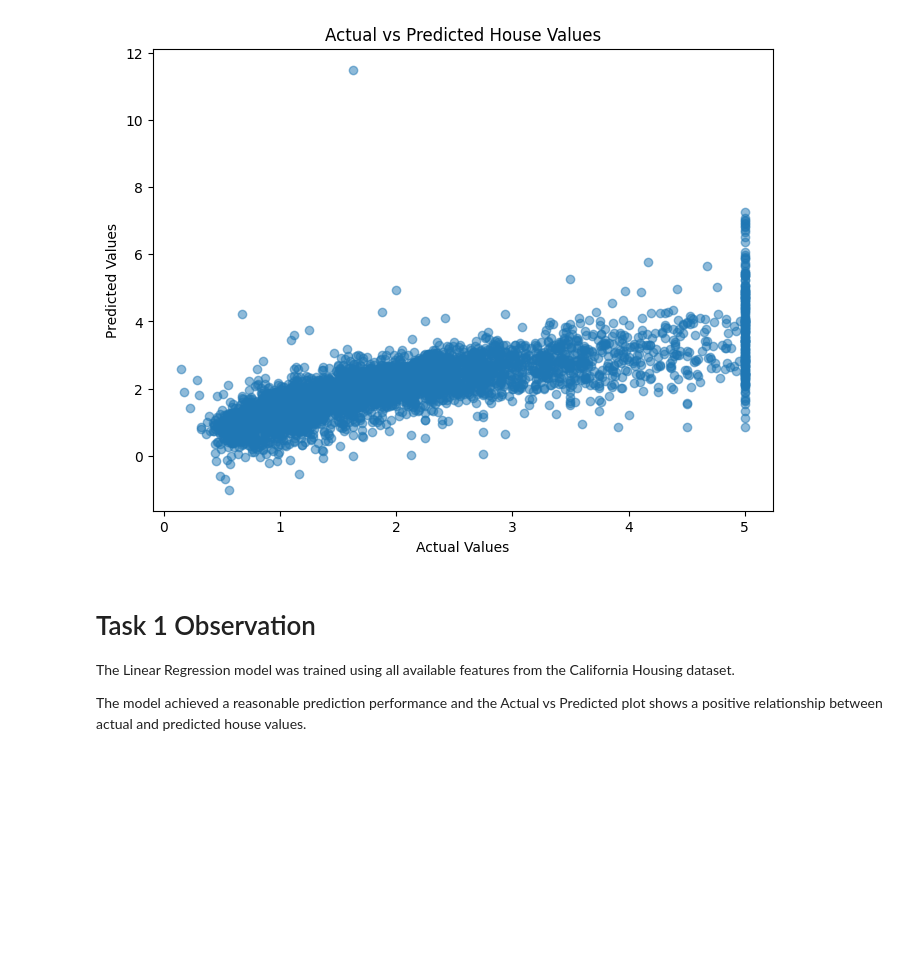
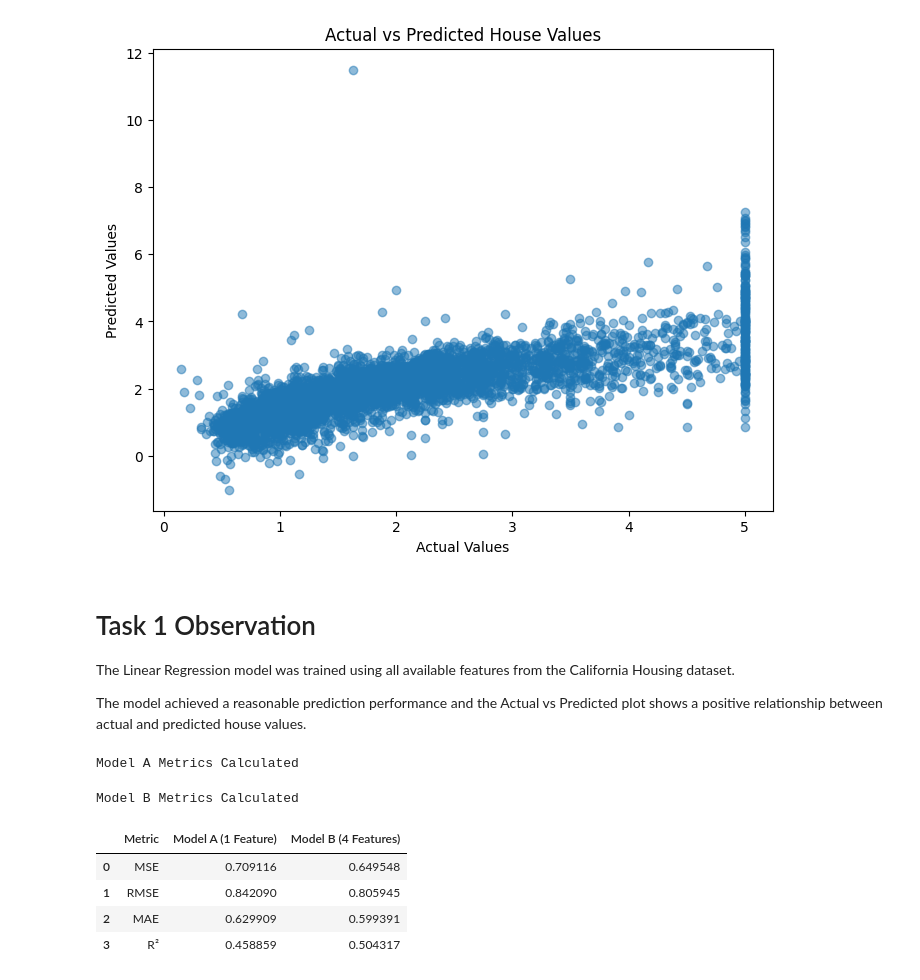
Before and after one commit to gopalsharma43/aiml-crash-gopal, a Jupyter notebook: Day13/linear_regression_tasks.ipynb, the cells around one changed output. Saved outputs shown, nothing was run; the diff lists cells and outputs as text; code cells hidden in the pictures; blank space fills up the shorter version.

Commit message:
Complted task 2 model comparison

```diff
--- a/Day13/linear_regression_tasks.ipynb
+++ b/Day13/linear_regression_tasks.ipynb
@@ -161,0 +184,21 @@ The model achieved a reasonable prediction performance and the Actual vs Predict
+# %%
+mse_A = mean_squared_error(
+    y_test_A,
+    y_pred_A
+)
+
+rmse_A = np.sqrt(mse_A)
+
+mae_A = mean_absolute_error(
+    y_test_A,
+    y_pred_A
+)
+
+r2_A = r2_score(
+    y_test_A,
+    y_pred_A
+)
+
+print("Model A Metrics Calculated")
+# %% [output]
+Model A Metrics Calculated
@@ -161,0 +232,50 @@ The model achieved a reasonable prediction performance and the Actual vs Predict
+# %%
+mse_B = mean_squared_error(
+    y_test_B,
+    y_pred_B
+)
+
+rmse_B = np.sqrt(mse_B)
+
+mae_B = mean_absolute_error(
+    y_test_B,
+    y_pred_B
+)
+
+r2_B = r2_score(
+    y_test_B,
+    y_pred_B
+)
+
+print("Model B Metrics Calculated")
+# %% [output]
+Model B Metrics Calculated
+# %%
+comparison = pd.DataFrame({
+    "Metric": [
+        "MSE",
+        "RMSE",
+        "MAE",
+        "R²"
+    ],
+    "Model A (1 Feature)": [
+        mse_A,
+        rmse_A,
+        mae_A,
+        r2_A
+    ],
+    "Model B (4 Features)": [
+        mse_B,
+        rmse_B,
+        mae_B,
+        r2_B
+    ]
+})
+
+comparison
+# %% [output]
+|  | Metric | Model A (1 Feature) | Model B (4 Features) |
+| 0 | MSE | 0.709116 | 0.649548 |
+| 1 | RMSE | 0.842090 | 0.805945 |
+| 2 | MAE | 0.629909 | 0.599391 |
+| 3 | R² | 0.458859 | 0.504317 |
```
Also changed, not shown: parts of 3 cells of this notebook.
